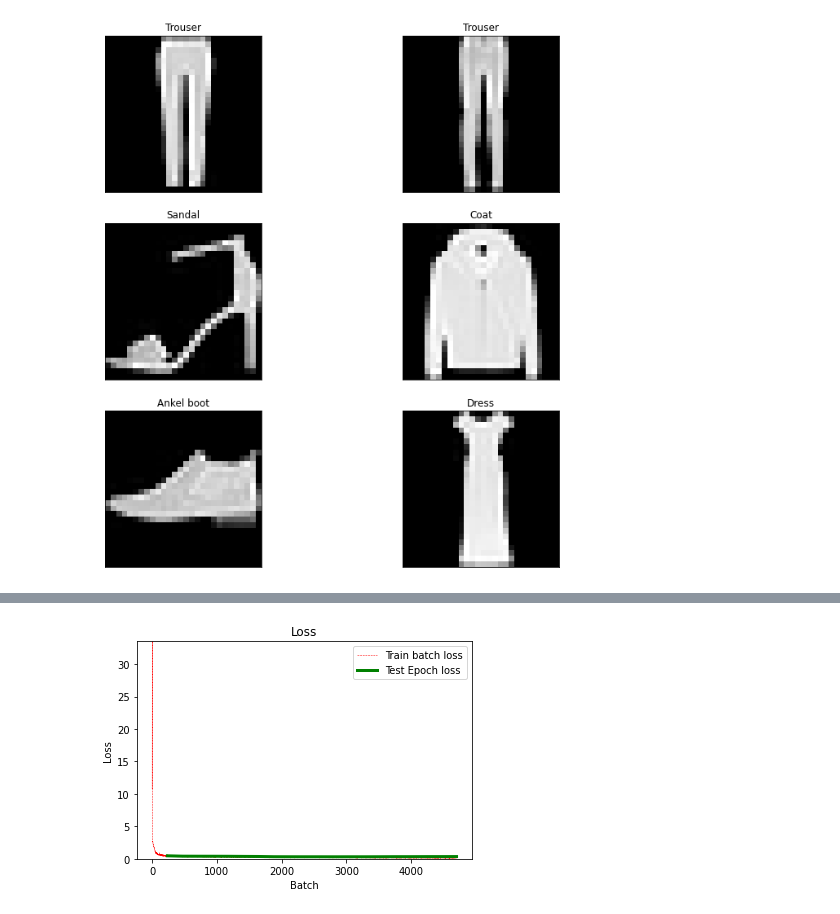
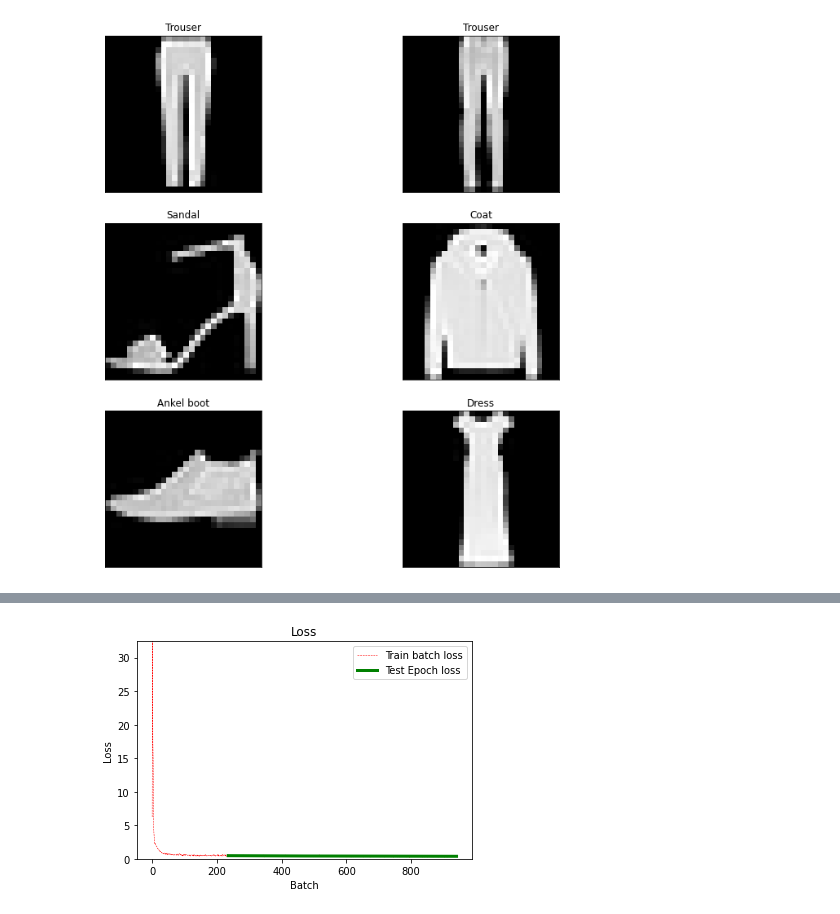
Before and after one commit to mocedon/EE-DL046211, a Jupyter notebook: HW2/ee046211_hw2_312775364.ipynb, the cells around one changed output, grey strips where cells are left out. Cells and saved outputs as stored; diff of their text form; code cells hidden in the pictures.

```diff
--- a/HW2/ee046211_hw2_312775364.ipynb
+++ b/HW2/ee046211_hw2_312775364.ipynb
@@ -747,22 +767,19 @@ def calculate_accuracy(model, dataloader, criterion, device):
     total_correct = 0
     total_images = 0
     total_loss = 0
-    confusion_matrix = np.zeros([10,10], int)
     with torch.no_grad():
-        for data in dataloader:
+        for data in dataloader: # Batch wise check
             images, labels = data
             images = images.to(device)
             labels = labels.to(device)
-            outputs = model(images)
-            _, predicted = torch.max(outputs.data, 1)
+            outputs = model(images) # Run the images through the net
+            _, predicted = torch.max(outputs.data, 1) # top
             total_images += labels.size(0)
             total_correct += (predicted == labels).sum().item()
             total_loss += criterion(outputs, labels).data.item() / len(dataloader)
-            for i, l in enumerate(labels):
-                confusion_matrix[l.item(), predicted[i].item()] += 1
 
     model_accuracy = total_correct / total_images * 100
-    return model_accuracy, confusion_matrix, total_loss
+    return model_accuracy, total_loss
 # %%
 def train_model(model_dict):
   model = model_dict['model']
@@ -805,8 +822,8 @@ def train_model(model_dict):
       running_loss /= len(trainloader)
 
       # Calculate training/test set accuracy of the existing model
-      train_accuracy, _, _= calculate_accuracy(model, trainloader, criterion, device)
-      test_accuracy, _, test_loss = calculate_accuracy(model, testloader, criterion, device)
+      train_accuracy, _= calculate_accuracy(model, trainloader, criterion, device)
+      test_accuracy, test_loss = calculate_accuracy(model, testloader, criterion, device)
       test_error.append(test_loss)
       log = "Epoch: {:2d} | Loss: {:.4f} | Training accuracy: {:.3f}% | Test accuracy: {:.3f}% | ".format(epoch, running_loss, train_accuracy, test_accuracy)
       #train_error.append(running_loss)
@@ -863,12 +868,24 @@ Epoch: 20 | Loss: 0.1396 | Training accuracy: 95.287% | Test accuracy: 89.890% |
 # %%
-model = MyModel(MLP_layer, fc_layer, init_kaiming_normal).to(device) # no need for parameters as we alredy defined them in the class
+batch_size = 256
+learning_rate = 1e-3
+epochs = 4 #12
+
+model_kaim = MyModel(MLP_layer, fc_layer, init_kaiming_normal).to(device) # no need for parameters as we alredy defined them in the class
 
 # optimizer - SGD, Adam, RMSProp...
-optimizer = torch.optim.Adam(model.parameters(), lr=learning_rate)
-scheduler = torch.optim.lr_scheduler.MultiStepLR(optimizer, milestones=[7,14], gamma=0.2)
+criterion_kaim = nn.CrossEntropyLoss()
+optimizer_kaim = torch.optim.Adam(model_kaim.parameters(), lr=learning_rate)
+scheduler_kaim = torch.optim.lr_scheduler.MultiStepLR(optimizer_kaim, milestones=[4,8], gamma=0.2)
 
-model_dict['model'] = model
-model_dict['optimizer'] = optimizer
-model_dict['scheduler'] = scheduler
-train_model(model_dict)
+model_dict_kaim = {'model': model_kaim,
+              'criterion': criterion_kaim,
+              'optimizer': optimizer_kaim,
+              'scheduler': scheduler_kaim,
+              'epochs': epochs,
+              'trainloader': trainloader_fmnist,
+              'testloader': testloader_fmnist,
+              'device': device}
+
+
+train_model(model_dict_kaim)
 # %% [output]
@@ -891,5 +896,5 @@ Epoch: 20 | Loss: 0.1379 | Training accuracy: 95.240% | Test accuracy: 89.770% |
 ==> Finished Training ...
-[figure, old version]
+[figure, new version]
 # %% [markdown]
 ### <img src="https://img.icons8.com/color/48/000000/code.png" style="height:50px;display:inline"> Task 3 - Design a CNN
 ---
```
Also changed, not shown: parts of 20 cells of this notebook.
